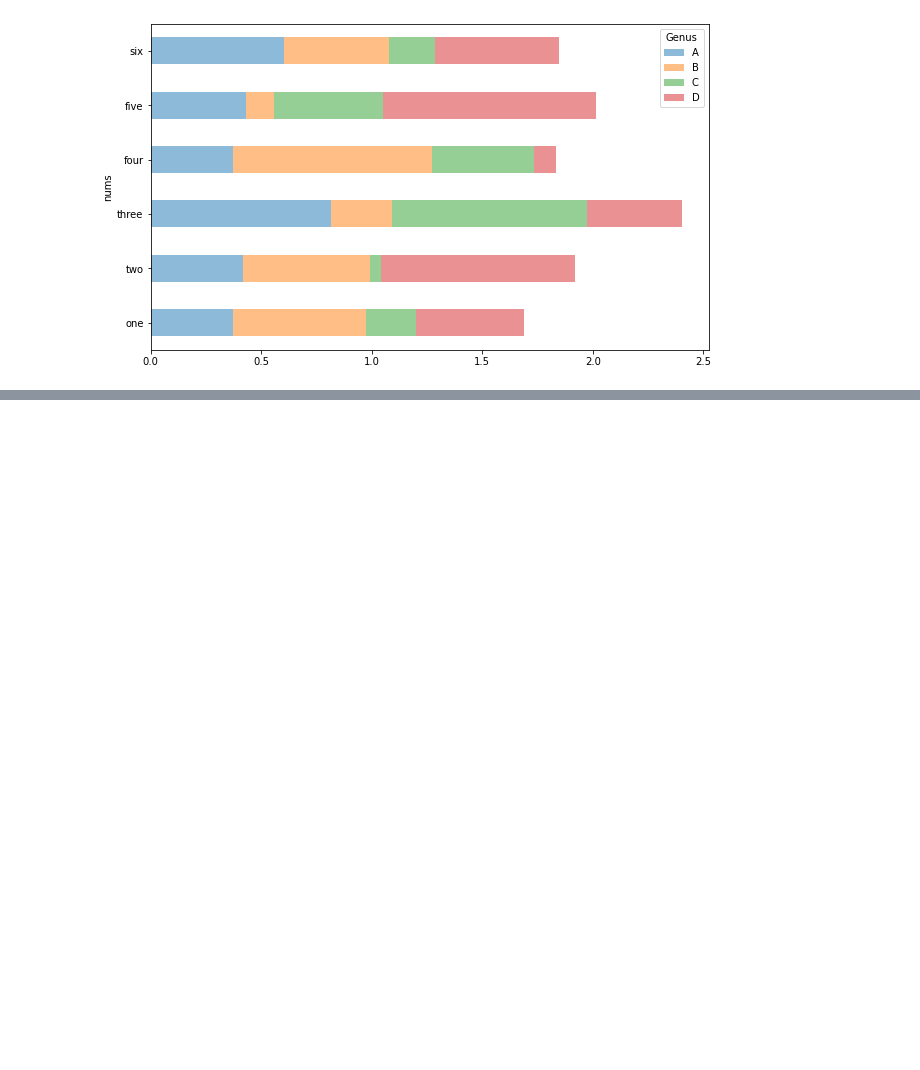
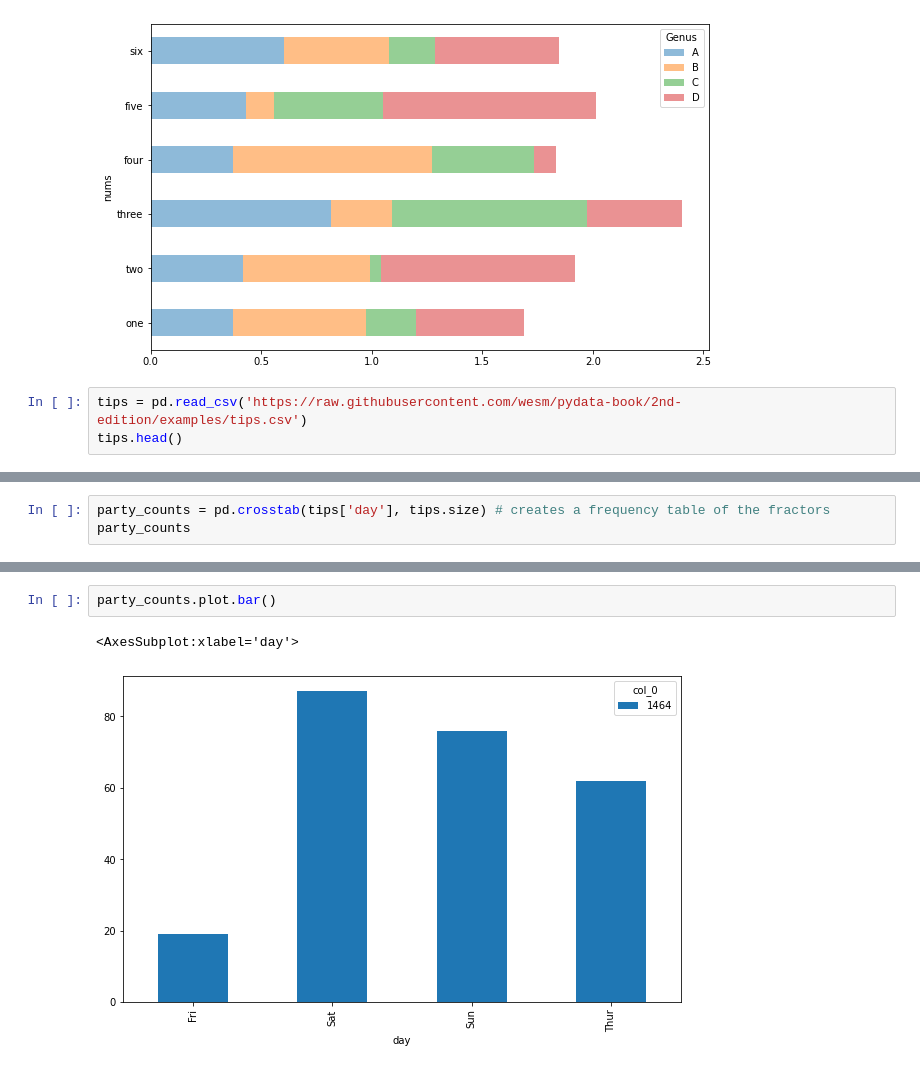
Before and after one commit to alexmaccalman/python, a Jupyter notebook: Plotting_and_ Visualization.ipynb, the cells around one changed output, grey strips where cells are left out. Saved outputs shown, nothing was run; the diff lists cells and outputs as text; blank space fills up the shorter version.

```diff
--- a/Plotting_and_ Visualization.ipynb
+++ b/Plotting_and_ Visualization.ipynb
@@ -212,3 +212,6 @@ df.plot.barh(stacked=True, alpha=0.5)
 # %% [output]
 <AxesSubplot:ylabel='nums'>
 [figure]
+# %%
+tips = pd.read_csv('https://raw.githubusercontent.com/wesm/pydata-book/2nd-edition/examples/tips.csv')
+tips.head()
@@ -214,0 +225,3 @@ df.plot.barh(stacked=True, alpha=0.5)
+# %%
+party_counts = pd.crosstab(tips['day'], tips.size) # creates a frequency table of the fractors
+party_counts
@@ -214,0 +235,5 @@ df.plot.barh(stacked=True, alpha=0.5)
+# %%
+party_counts.plot.bar()
+# %% [output]
+<AxesSubplot:xlabel='day'>
+[figure, added]
```
Also changed, not shown: parts of 25 cells of this notebook, 1 other file.
